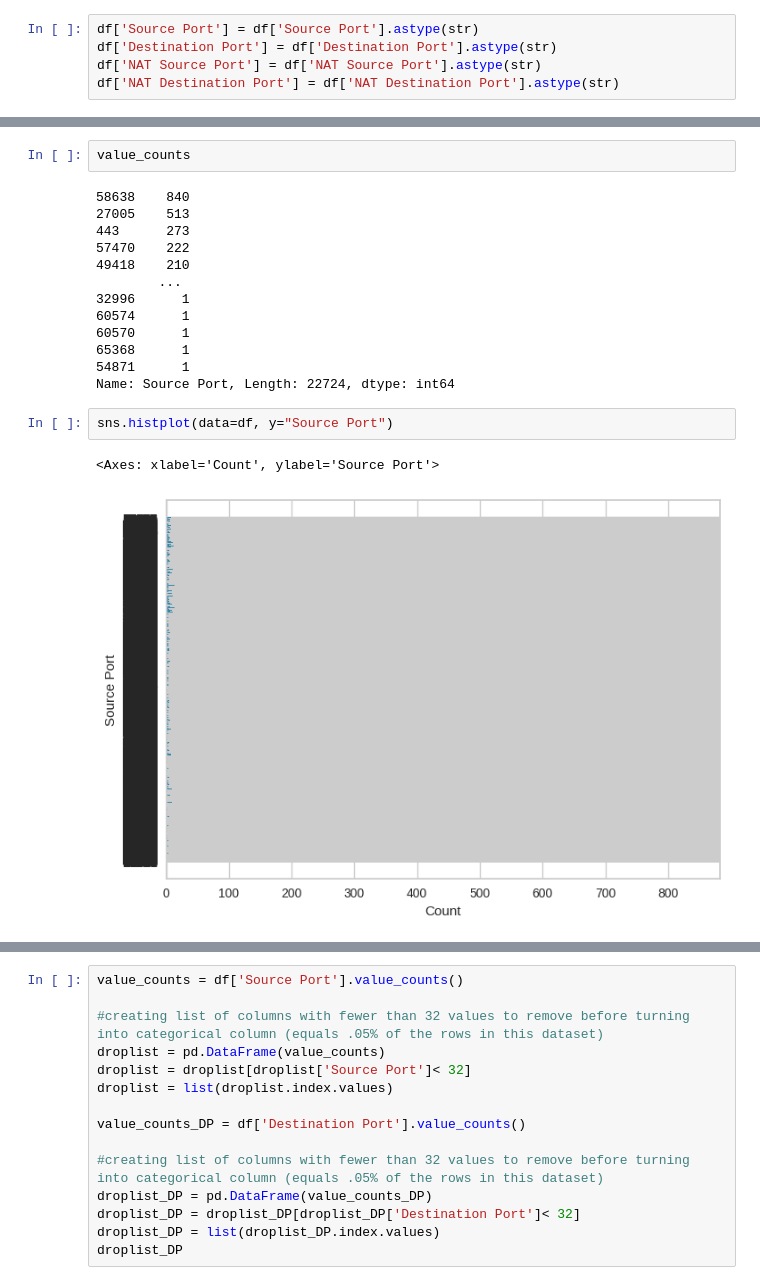
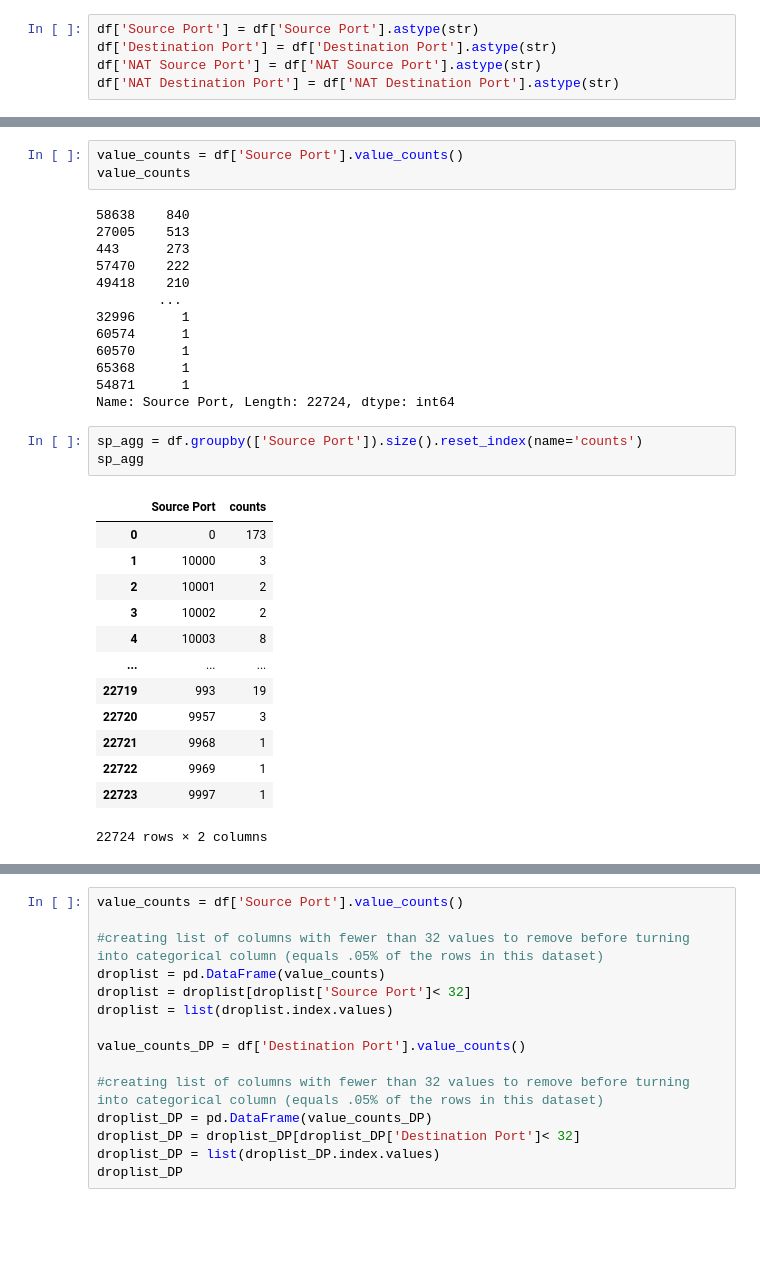
Before and after one commit to KendallScott/QTW, a Jupyter notebook: Case Study 5/Case_Study_5.ipynb, the cells around one changed output, grey strips where cells are left out. Drawn from its saved outputs; the diff is of its cells as text; blank space fills up the shorter version.

```diff
--- a/Case Study 5/Case_Study_5.ipynb
+++ b/Case Study 5/Case_Study_5.ipynb
@@ -88,23 +88,36 @@ df.describe()
 | 50% | 1.680000e+02 | 9.000000e+01 | 7.900000e+01 | 2.000000e+00 | 15.000000 | 1.000000 | 1.000000 |
 | 75% | 7.522500e+02 | 2.100000e+02 | 4.490000e+02 | 6.000000e+00 | 30.000000 | 3.000000 | 2.000000 |
 | max | 1.269359e+09 | 9.484772e+08 | 3.208818e+08 | 1.036116e+06 | 10824.000000 | 747520.000000 | 327208.000000 |
-# %%
-value_counts
-# %% [output]
-58638    840
-27005    513
-443      273
-57470    222
-49418    210
-        ...
-32996      1
-60574      1
-60570      1
-65368      1
-54871      1
-Name: Source Port, Length: 22724, dtype: int64
 # %%
-sns.histplot(data=df, y="Source Port")
+value_counts = df['Source Port'].value_counts()
+value_counts
 # %% [output]
-<Axes: xlabel='Count', ylabel='Source Port'>
+58638    840
+27005    513
+443      273
+57470    222
+49418    210
+        ...
+32996      1
+60574      1
+60570      1
+65368      1
+54871      1
+Name: Source Port, Length: 22724, dtype: int64
-[figure, removed]
+# %%
+sp_agg = df.groupby(['Source Port']).size().reset_index(name='counts')
+sp_agg
+# %% [output]
+|  | Source Port | counts |
+| 0 | 0 | 173 |
+| 1 | 10000 | 3 |
+| 2 | 10001 | 2 |
+| 3 | 10002 | 2 |
+| 4 | 10003 | 8 |
+| ... | ... | ... |
+| 22719 | 993 | 19 |
+| 22720 | 9957 | 3 |
+| 22721 | 9968 | 1 |
+| 22722 | 9969 | 1 |
+| 22723 | 9997 | 1 |
+22724 rows × 2 columns
```
Also changed, not shown: parts of 13 cells of this notebook.
